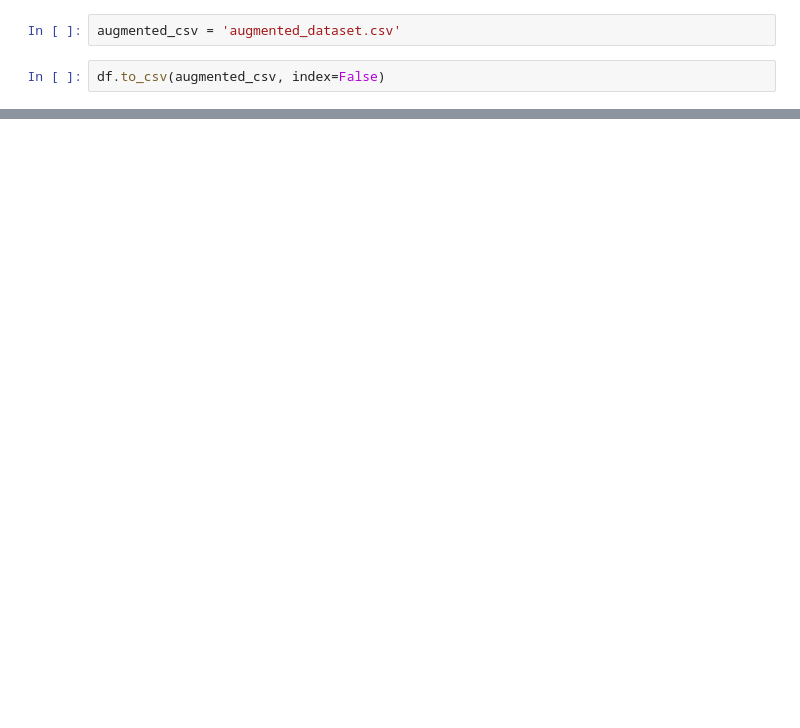
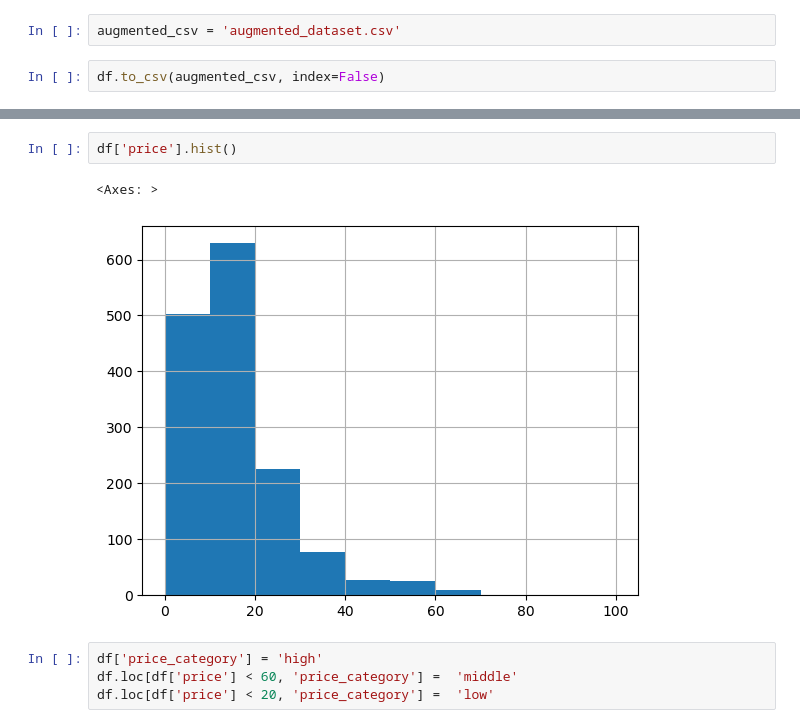
Before and after one commit to Tamplier/kaggle_datasets, a Jupyter notebook: top_steam_games/steam_games_analysis.ipynb, the cells around one changed output, grey strips where cells are left out. Cells and saved outputs as stored; diff of their text form; blank space fills up the shorter version.

```diff
--- a/top_steam_games/steam_games_analysis.ipynb
+++ b/top_steam_games/steam_games_analysis.ipynb
@@ -471,0 +597,9 @@ At this stage, the dataset is now ready for further exploration and analysis.
+# %%
+df['price'].hist()
+# %% [output]
+<Axes: >
+[figure, added]
+# %%
+df['price_category'] = 'high'
+df.loc[df['price'] < 60, 'price_category'] =  'middle'
+df.loc[df['price'] < 20, 'price_category'] =  'low'
```
Also changed, not shown: parts of 58 cells of this notebook, 1 other file.
